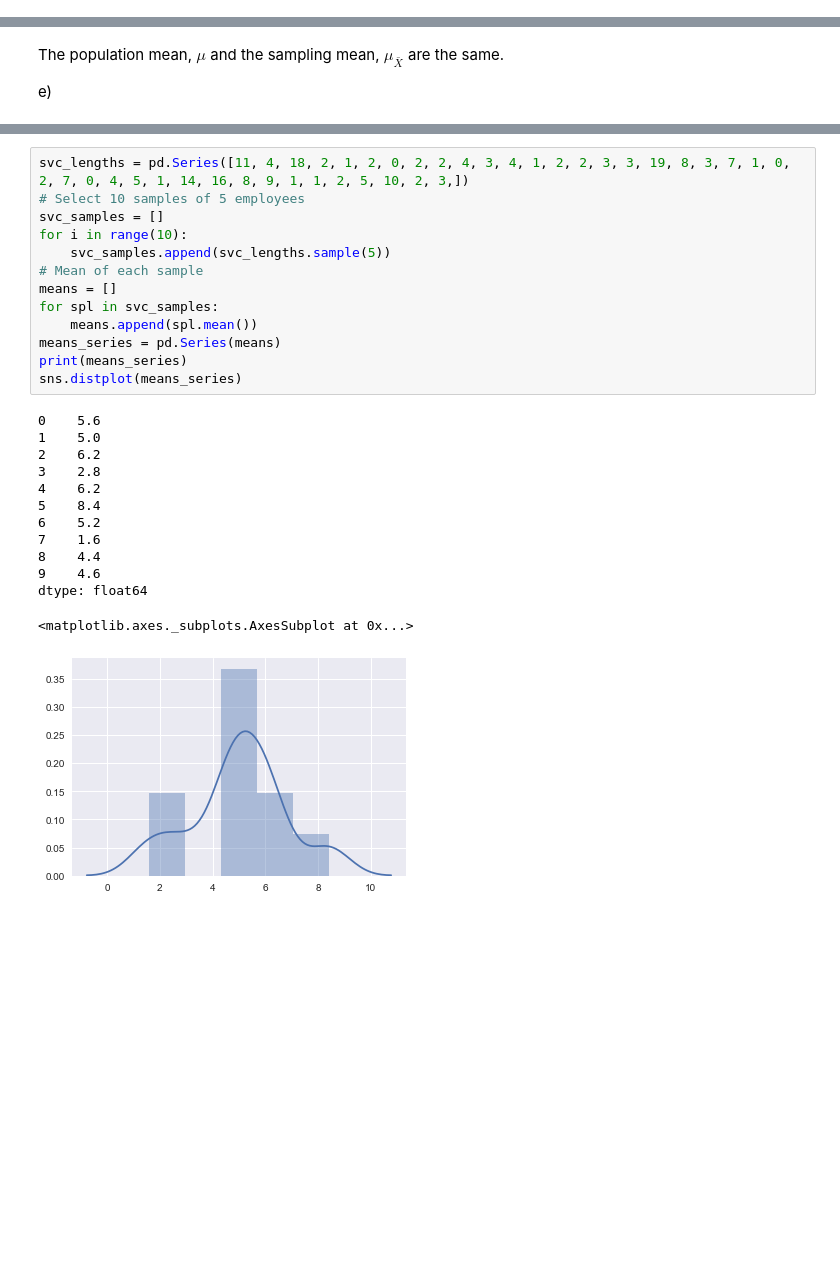
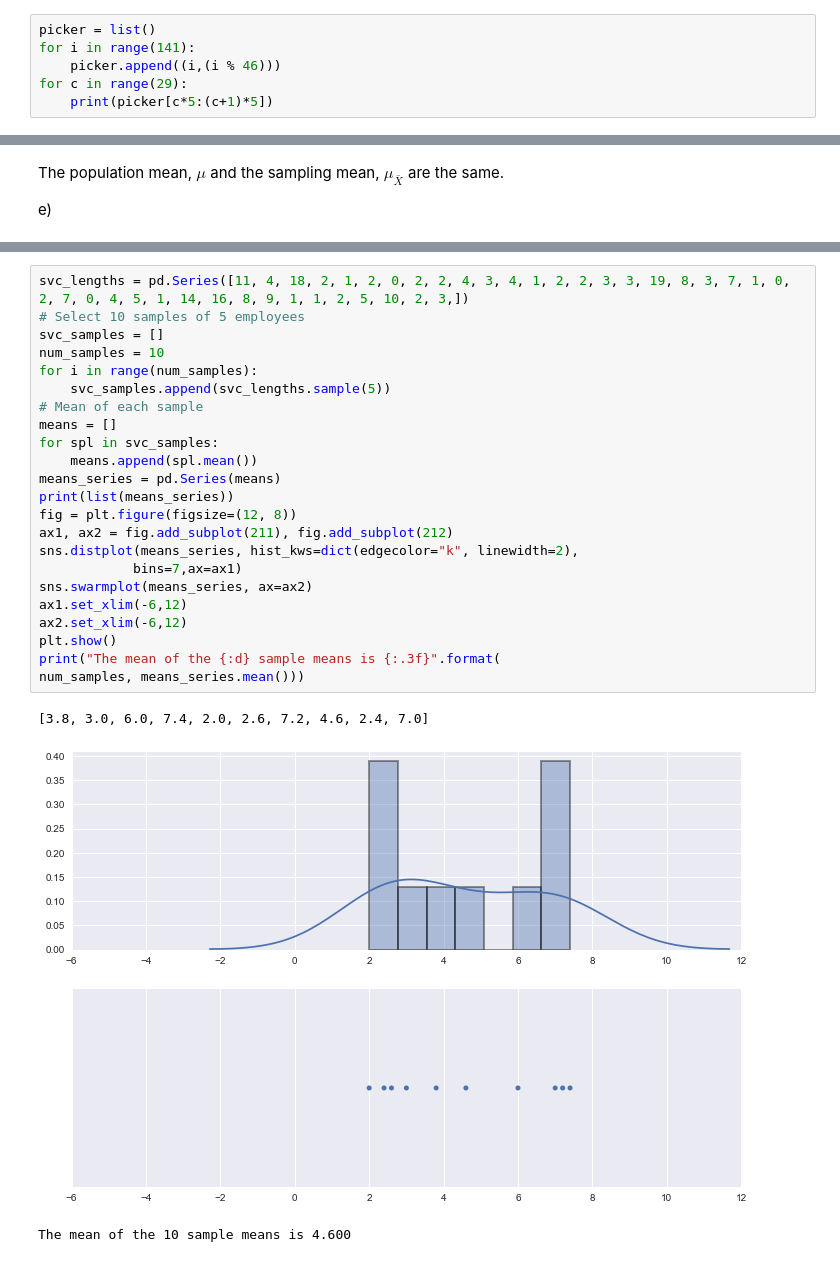
Before and after one commit to bryanblackbee/ds-learning-journey, a Jupyter notebook: jupyter_notebook/topics/statistical-techniques-business-economics/chap-8-notes.ipynb, the cells around one changed output, grey strips where cells are left out. Cells and saved outputs as stored; diff of their text form; blank space fills up the shorter version.

```diff
--- a/jupyter_notebook/topics/statistical-techniques-business-economics/chap-8-notes.ipynb
+++ b/jupyter_notebook/topics/statistical-techniques-business-economics/chap-8-notes.ipynb
@@ -34,0 +36,6 @@ c) Calculate $(59\mod 46) -1=12$ and pick student no. 12
+# %%
+picker = list()
+for i in range(141):
+    picker.append((i,(i % 46)))
+for c in range(29):
+    print(picker[c*5:(c+1)*5])
@@ -171,27 +207,27 @@ $$\sigma_{\bar{X}} = \frac{\sigma}{\sqrt X}$$
 # %%
 svc_lengths = pd.Series([11, 4, 18, 2, 1, 2, 0, 2, 2, 4, 3, 4, 1, 2, 2, 3, 3, 19, 8, 3, 7, 1, 0, 2, 7, 0, 4, 5, 1, 14, 16, 8, 9, 1, 1, 2, 5, 10, 2, 3,])
 # Select 10 samples of 5 employees
 svc_samples = []
-for i in range(10):
+num_samples = 10
+for i in range(num_samples):
     svc_samples.append(svc_lengths.sample(5))
 # Mean of each sample
 means = []
 for spl in svc_samples:
     means.append(spl.mean())
 means_series = pd.Series(means)
-print(means_series)
-sns.distplot(means_series)
+print(list(means_series))
+fig = plt.figure(figsize=(12, 8))
+ax1, ax2 = fig.add_subplot(211), fig.add_subplot(212)
+sns.distplot(means_series, hist_kws=dict(edgecolor="k", linewidth=2),
+            bins=7,ax=ax1)
+sns.swarmplot(means_series, ax=ax2)
+ax1.set_xlim(-6,12)
+ax2.set_xlim(-6,12)
+plt.show()
+print("The mean of the {:d} sample means is {:.3f}".format(
+num_samples, means_series.mean()))
 # %% [output]
-0    5.6
-1    5.0
-2    6.2
-3    2.8
-4    6.2
-5    8.4
-6    5.2
-7    1.6
-8    4.4
-9    4.6
-dtype: float64
+[3.8, 3.0, 6.0, 7.4, 2.0, 2.6, 7.2, 4.6, 2.4, 7.0]
+[figure, new version]
-<matplotlib.axes._subplots.AxesSubplot at 0x...>
+The mean of the 10 sample means is 4.600
-[figure, old version]
```
Also changed, not shown: parts of 34 cells of this notebook, 1 other file.
